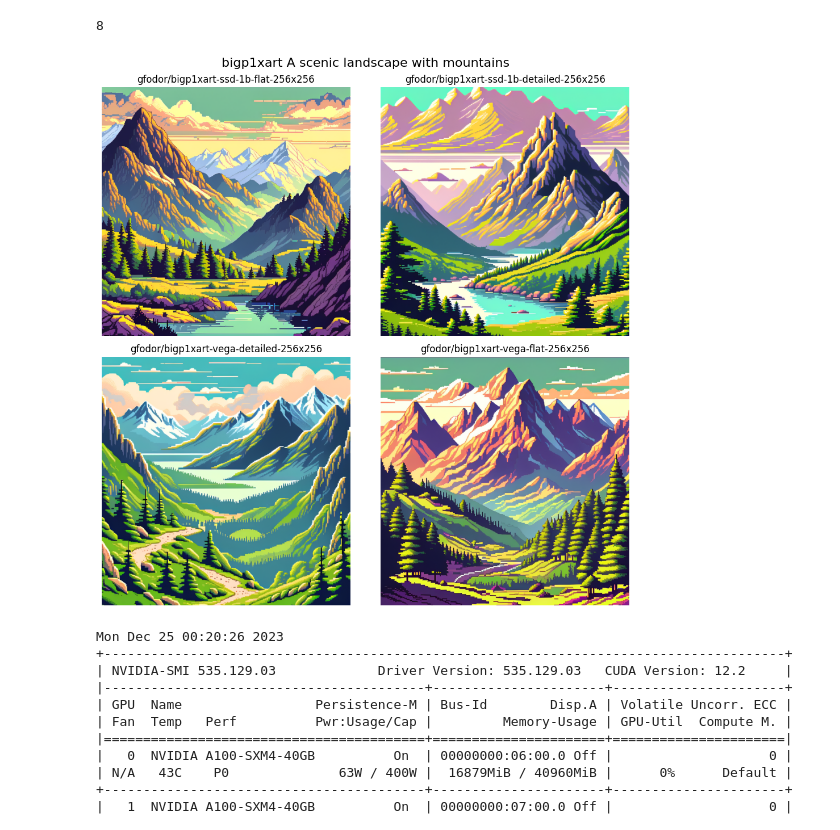
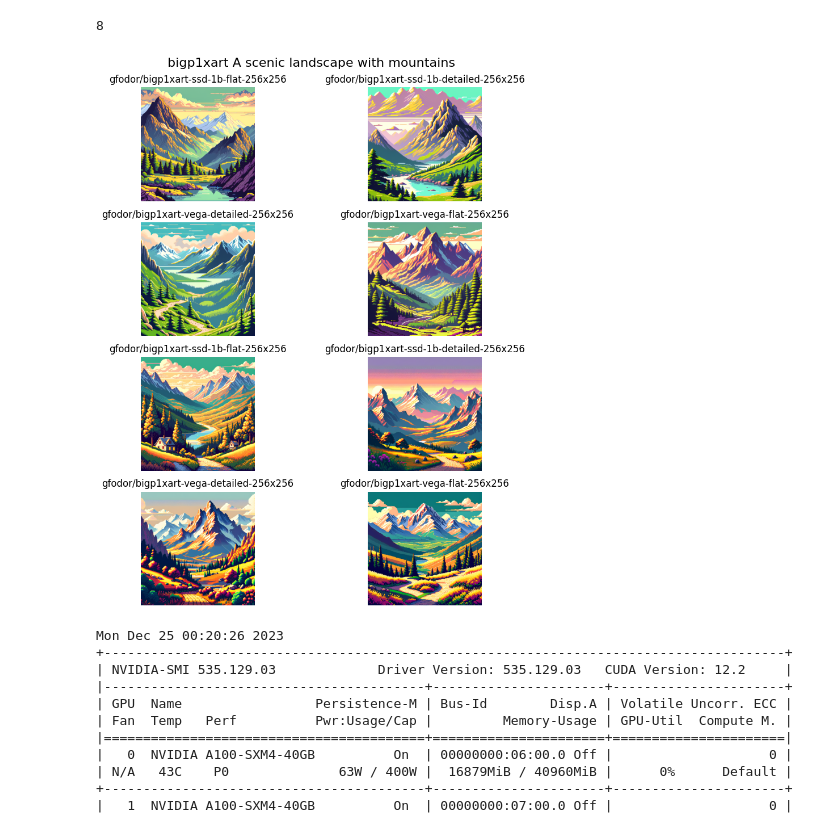
Before and after one commit to johnshaughnessy/jupyter-notebooks, a Jupyter notebook: code/diffusion023.ipynb, the cells around one changed output. Cells and saved outputs as stored; diff of their text form; code cells hidden in the pictures.

```diff
--- a/code/diffusion023.ipynb
+++ b/code/diffusion023.ipynb
@@ -70,20 +70,20 @@ with ThreadPoolExecutor() as executor:
 # %%
 import matplotlib.pyplot as plt
 
 # Assuming 'images' is a list of PIL Image objects and corresponds to the order in 'init_args'
-fig, axs = plt.subplots(2, 2, figsize=(10, 10))  # Adjust the figure size as needed
+fig, axs = plt.subplots(4, 2, figsize=(10, 10))  # Adjust the figure size as needed
 fig.suptitle(prompt, fontsize=16)  # Set the title of the entire figure
 axs = axs.flatten()  # Flatten the array of axes for easy iteration
 
 for (model_id, adapter_id, gpu_index), img, ax in zip(init_args, images, axs):
     ax.imshow(img)
     ax.set_title(adapter_id)  # Set the title of each subplot to the adapter_id
     ax.axis('off')  # Turn off axis
 
 plt.tight_layout()
 plt.show()
 # %% [output]
-[figure, old version]
+[figure, new version]
 # %%
 !nvidia-smi
 # %% [output]
```
